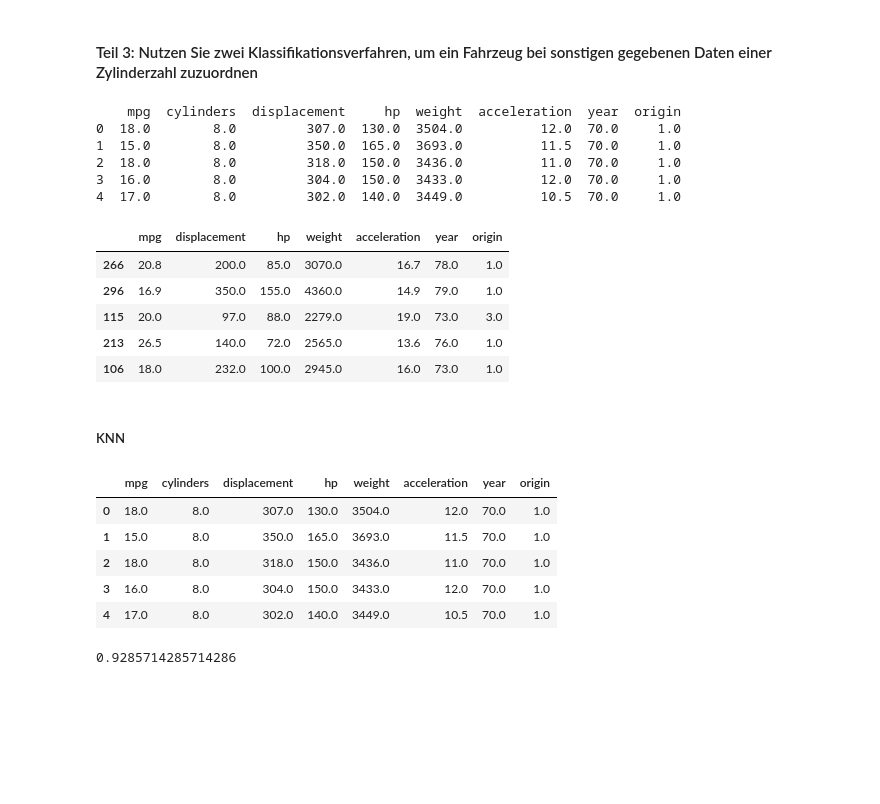
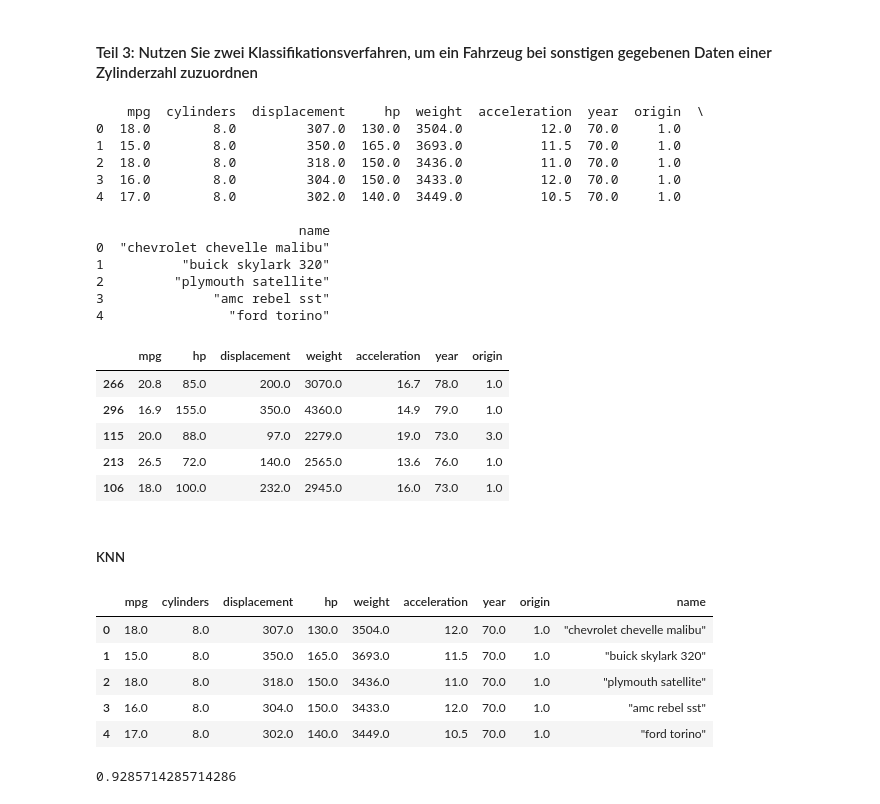
Before and after one commit to emrebesogul/data-science, a Jupyter notebook: Programmentwurf.ipynb, the cells around one changed output. Cells and saved outputs as stored; diff of their text form; code cells hidden in the pictures; blank space fills up the shorter version.

```diff
--- a/Programmentwurf.ipynb
+++ b/Programmentwurf.ipynb
@@ -278,46 +308,40 @@ print(accuracy_score(y_test, target_pred))
 # %% [markdown]
 #### Teil 3: Nutzen Sie zwei Klassifikationsverfahren, um ein Fahrzeug bei sonstigen gegebenen Daten einer Zylinderzahl zuzuordnen
 # %%
-from sklearn import preprocessing
+# Data Preperation
 
-# Data Preperation
-col_Names = ["mpg", "cylinders", "displacement", "hp", "weight", "acceleration", "year", "origin", "name"]
-df = pd.read_csv("auto-mpg.data-original", sep='\t+|\s\s+', engine='python', header=None, names=col_Names)
-
-# Remove false entries...
-df = df[df['mpg'].notnull()]
-df = df[df['hp'].notnull()]
-
-df = df.drop(columns=['name'])
-
-X_val = df.drop(columns=['cylinders'])
-y_val = df['cylinders']
+df_x = df[['mpg', 'hp', 'displacement', 'weight', 'acceleration', 'year', 'origin']]
+df_y = df[['cylinders']]
 
 
-
-X_train, X_test, y_train, y_test = train_test_split(X_val,
-                                                    y_val,
-                                                    test_size=0.25, random_state=1)
+X_train, X_test, y_train, y_test = train_test_split(df_x, df_y, test_size=0.25, random_state=1)
 
 mm_scaler = preprocessing.MinMaxScaler()
 X_train_minmax = mm_scaler.fit_transform(X_train)
 
 mm_scaler.transform(X_test)
 print(df.head())
 X_train.head()
 # %% [output]
-    mpg  cylinders  displacement     hp  weight  acceleration  year  origin
+    mpg  cylinders  displacement     hp  weight  acceleration  year  origin  \
 0  18.0        8.0         307.0  130.0  3504.0          12.0  70.0     1.0
 1  15.0        8.0         350.0  165.0  3693.0          11.5  70.0     1.0
 2  18.0        8.0         318.0  150.0  3436.0          11.0  70.0     1.0
 3  16.0        8.0         304.0  150.0  3433.0          12.0  70.0     1.0
 4  17.0        8.0         302.0  140.0  3449.0          10.5  70.0     1.0
+
+                          name
+0  "chevrolet chevelle malibu"
+1          "buick skylark 320"
+2         "plymouth satellite"
+3              "amc rebel sst"
+4                "ford torino"
-|  | mpg | displacement | hp | weight | acceleration | year | origin |
-| 266 | 20.8 | 200.0 | 85.0 | 3070.0 | 16.7 | 78.0 | 1.0 |
-| 296 | 16.9 | 350.0 | 155.0 | 4360.0 | 14.9 | 79.0 | 1.0 |
-| 115 | 20.0 | 97.0 | 88.0 | 2279.0 | 19.0 | 73.0 | 3.0 |
-| 213 | 26.5 | 140.0 | 72.0 | 2565.0 | 13.6 | 76.0 | 1.0 |
-| 106 | 18.0 | 232.0 | 100.0 | 2945.0 | 16.0 | 73.0 | 1.0 |
+|  | mpg | hp | displacement | weight | acceleration | year | origin |
+| 266 | 20.8 | 85.0 | 200.0 | 3070.0 | 16.7 | 78.0 | 1.0 |
+| 296 | 16.9 | 155.0 | 350.0 | 4360.0 | 14.9 | 79.0 | 1.0 |
+| 115 | 20.0 | 88.0 | 97.0 | 2279.0 | 19.0 | 73.0 | 3.0 |
+| 213 | 26.5 | 72.0 | 140.0 | 2565.0 | 13.6 | 76.0 | 1.0 |
+| 106 | 18.0 | 100.0 | 232.0 | 2945.0 | 16.0 | 73.0 | 1.0 |
 # %% [markdown]
 ##### KNN
 # %%
@@ -325,10 +349,10 @@ df.head()
 # X_train, X_test, y_train, y_test
 #y_train.head()
 # %% [output]
-|  | mpg | cylinders | displacement | hp | weight | acceleration | year | origin |
-| 0 | 18.0 | 8.0 | 307.0 | 130.0 | 3504.0 | 12.0 | 70.0 | 1.0 |
-| 1 | 15.0 | 8.0 | 350.0 | 165.0 | 3693.0 | 11.5 | 70.0 | 1.0 |
-| 2 | 18.0 | 8.0 | 318.0 | 150.0 | 3436.0 | 11.0 | 70.0 | 1.0 |
-| 3 | 16.0 | 8.0 | 304.0 | 150.0 | 3433.0 | 12.0 | 70.0 | 1.0 |
-| 4 | 17.0 | 8.0 | 302.0 | 140.0 | 3449.0 | 10.5 | 70.0 | 1.0 |
+|  | mpg | cylinders | displacement | hp | weight | acceleration | year | origin | name |
+| 0 | 18.0 | 8.0 | 307.0 | 130.0 | 3504.0 | 12.0 | 70.0 | 1.0 | "chevrolet chevelle malibu" |
+| 1 | 15.0 | 8.0 | 350.0 | 165.0 | 3693.0 | 11.5 | 70.0 | 1.0 | "buick skylark 320" |
+| 2 | 18.0 | 8.0 | 318.0 | 150.0 | 3436.0 | 11.0 | 70.0 | 1.0 | "plymouth satellite" |
+| 3 | 16.0 | 8.0 | 304.0 | 150.0 | 3433.0 | 12.0 | 70.0 | 1.0 | "amc rebel sst" |
+| 4 | 17.0 | 8.0 | 302.0 | 140.0 | 3449.0 | 10.5 | 70.0 | 1.0 | "ford torino" |
 # %%
```
Also changed, not shown: parts of 9 cells of this notebook, 1 other file.
